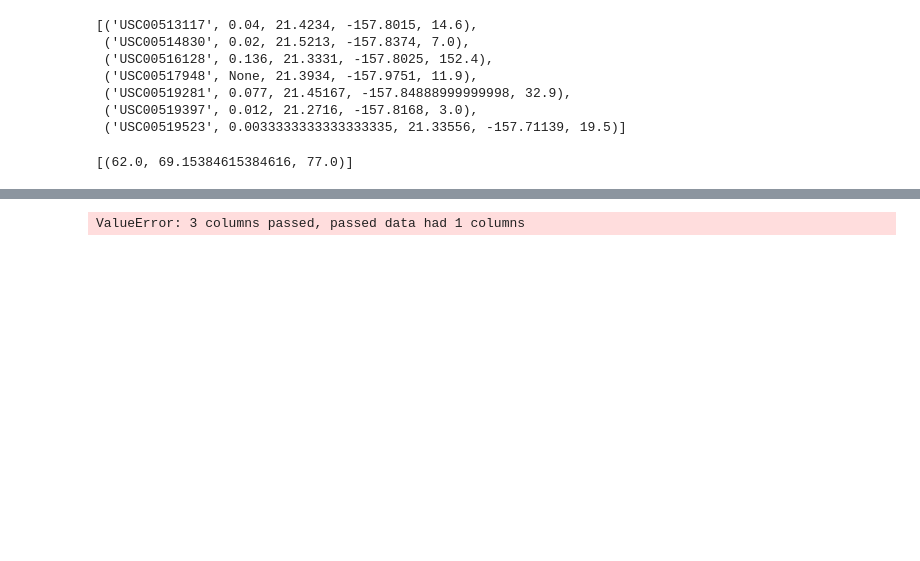
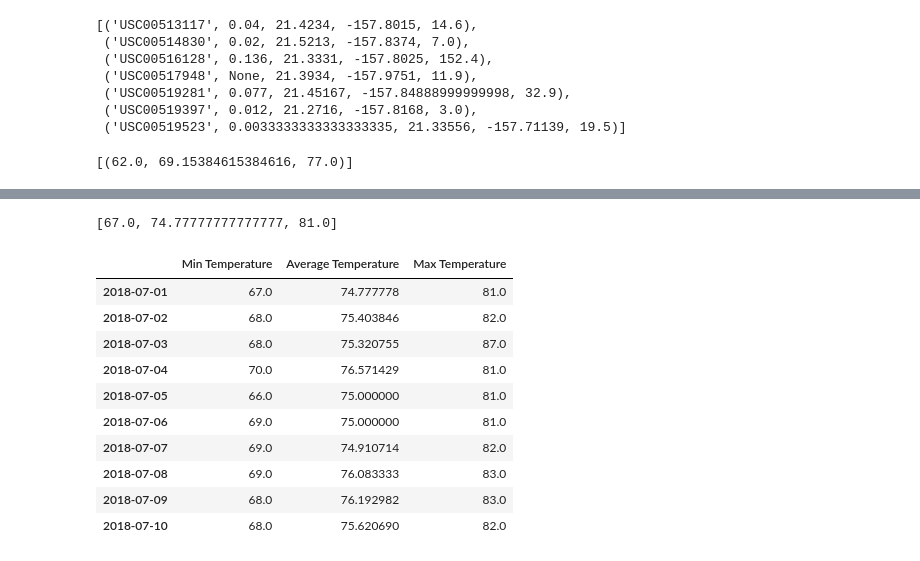
Before and after one commit to jis56/Sqlalchemy-Challenge, a Jupyter notebook: climate.ipynb, the cells around one changed output, grey strips where cells are left out. Saved outputs shown, nothing was run; the diff lists cells and outputs as text; code cells hidden in the pictures; blank space fills up the shorter version.

```diff
--- a/climate.ipynb
+++ b/climate.ipynb
@@ -239,0 +249,4 @@ date_stats[0]
+# %%
+list(date_stats[0][0])
+# %% [output]
+[67.0, 74.77777777777777, 81.0]
@@ -240,8 +255,19 @@ date_stats[0]
 # %%
 # Load the previous query results into a Pandas DataFrame and add the `trip_dates` range as the `date` index
-date_stats_df = pd.DataFrame(date_stats, columns=['Min Percipitation', 'Average Percipitation', 'Max Percipitation'])
+date_stats_df = pd.DataFrame(date_stats, columns = ["Min Temperature", "Average Temperature", "Max Temperature"], index=pd.date_range(start='07/01/2018', end='07/10/2018',
+                       freq='D'))
 date_stats_df
 # %% [output]
-ValueError: 3 columns passed, passed data had 1 columns
+|  | Min Temperature | Average Temperature | Max Temperature |
+| 2018-07-01 | 67.0 | 74.777778 | 81.0 |
+| 2018-07-02 | 68.0 | 75.403846 | 82.0 |
+| 2018-07-03 | 68.0 | 75.320755 | 87.0 |
+| 2018-07-04 | 70.0 | 76.571429 | 81.0 |
+| 2018-07-05 | 66.0 | 75.000000 | 81.0 |
+| 2018-07-06 | 69.0 | 75.000000 | 81.0 |
+| 2018-07-07 | 69.0 | 74.910714 | 82.0 |
+| 2018-07-08 | 69.0 | 76.083333 | 83.0 |
+| 2018-07-09 | 68.0 | 76.192982 | 83.0 |
+| 2018-07-10 | 68.0 | 75.620690 | 82.0 |
 # %%
 # Plot the daily normals as an area plot with `stacked=False`
```
Also changed, not shown: parts of 4 cells of this notebook.
